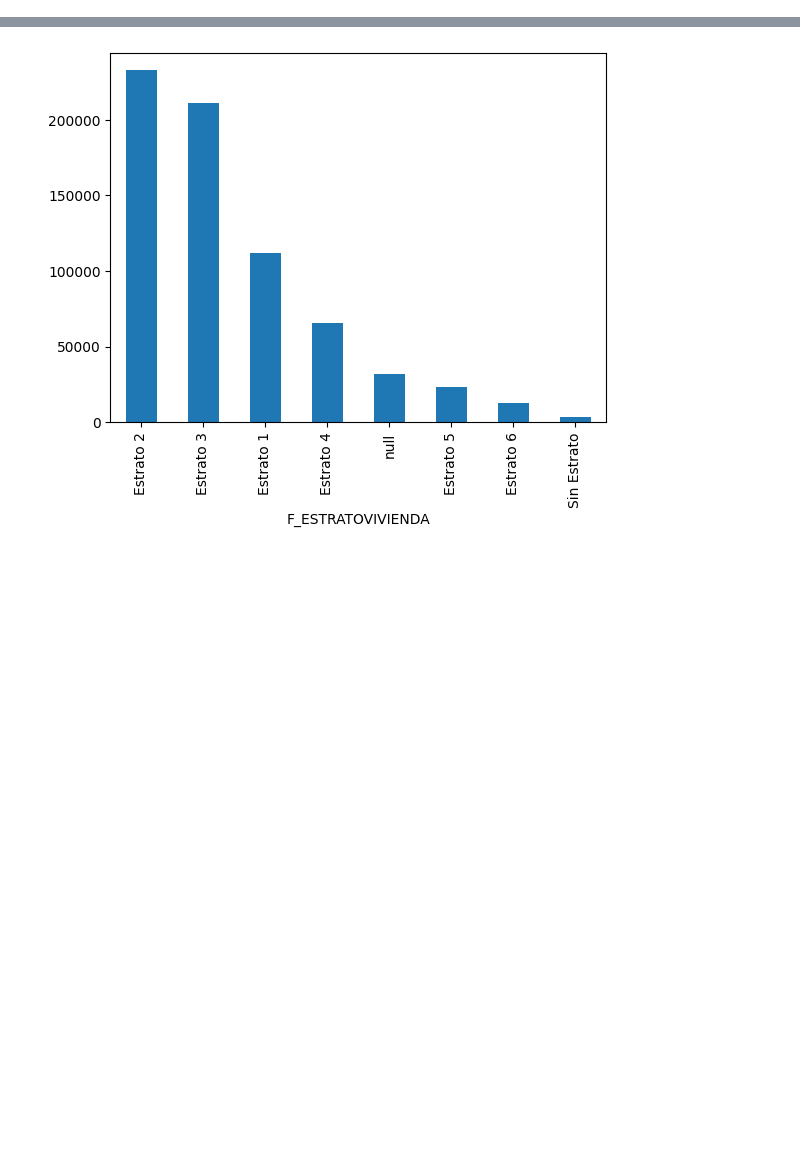
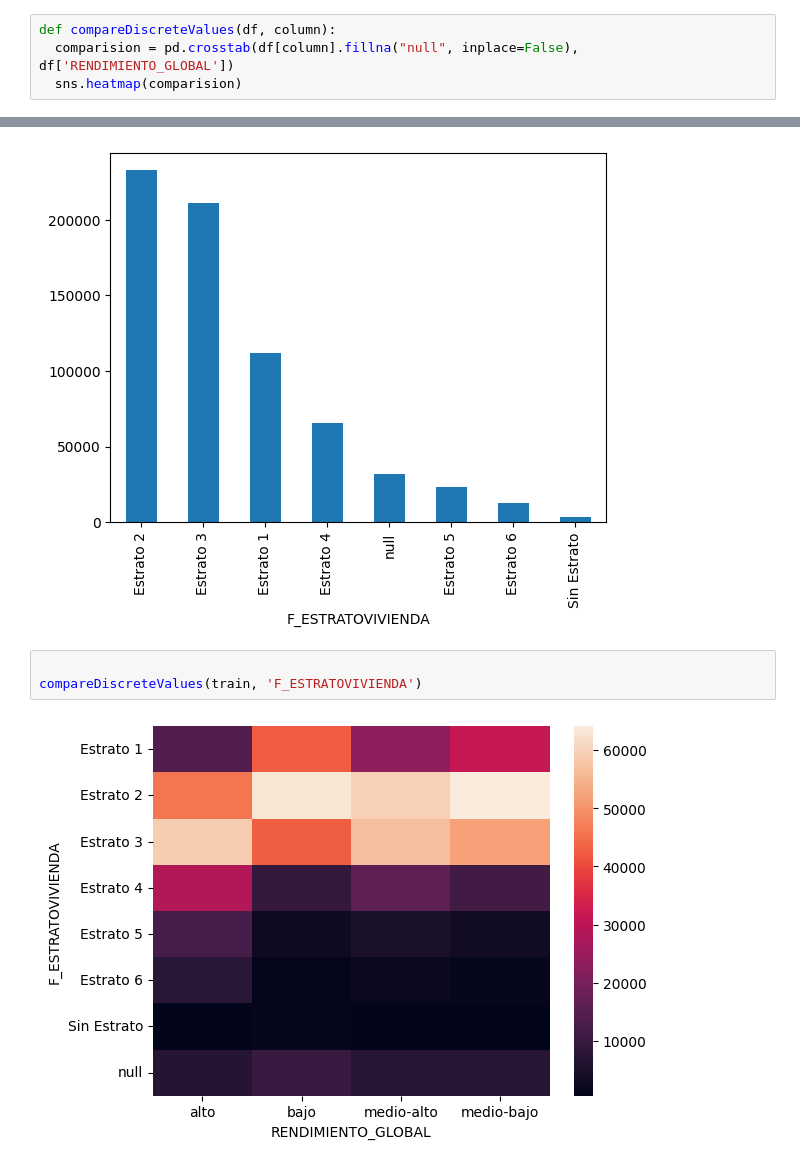
Before and after one commit to Thomascc123/Proyecto-Kaggle-Modelos, a Jupyter notebook: 02 - preprocesado.ipynb, the cells around one changed output, grey strips where cells are left out. Drawn from its saved outputs; the diff is of its cells as text; blank space fills up the shorter version.

Commit message:
fixing null values

```diff
--- a/02 - preprocesado.ipynb
+++ b/02 - preprocesado.ipynb
@@ -87,3 +88,7 @@ def viewValues(df, column):
 # %%
 def fillDefault(df, column, value):
   df[column].fillna(value, inplace=True)
+# %%
+def compareDiscreteValues(df, column):
+  comparision = pd.crosstab(df[column].fillna("null", inplace=False), df['RENDIMIENTO_GLOBAL'])
+  sns.heatmap(comparision)
@@ -164,3 +191,8 @@ Estrato 6       12605
 Sin Estrato      3289
 Name: count, dtype: int64
 [figure]
+# %%
+
+compareDiscreteValues(train, 'F_ESTRATOVIVIENDA')
+# %% [output]
+[figure, added]
```
Also changed, not shown: parts of 15 cells of this notebook.
